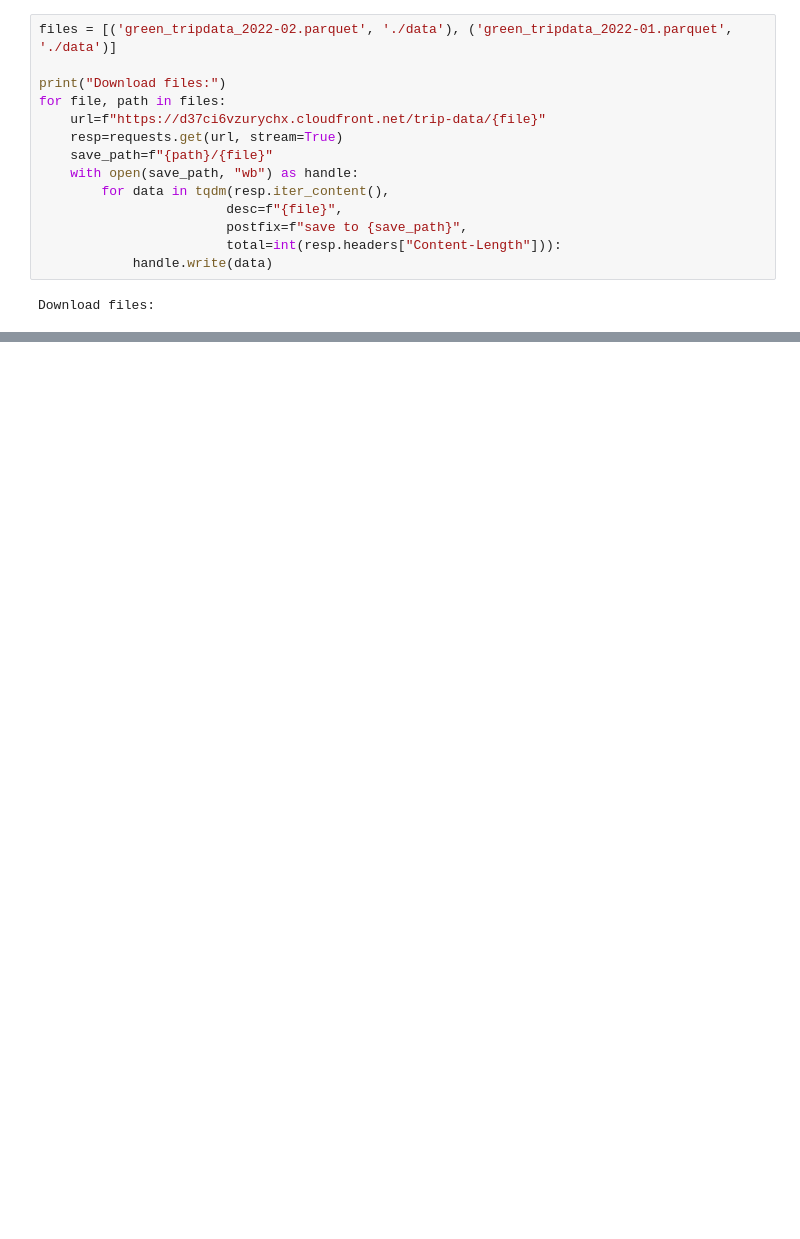
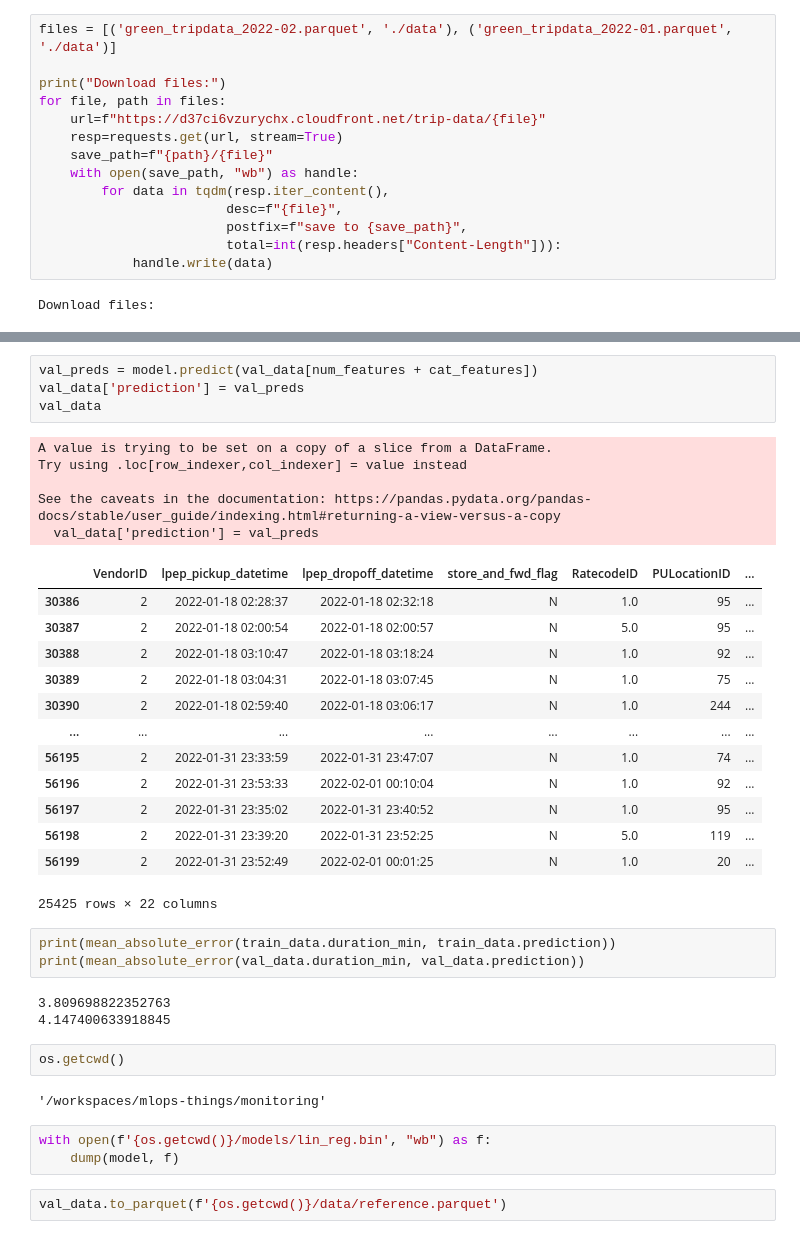
Before and after one commit to neiths/mlops-things, a Jupyter notebook: monitoring/baseline_model_nyx_taxi_data.ipynb, the cells around one changed output, grey strips where cells are left out. Cells and saved outputs as stored; diff of their text form; blank space fills up the shorter version.

```diff
--- a/monitoring/baseline_model_nyx_taxi_data.ipynb
+++ b/monitoring/baseline_model_nyx_taxi_data.ipynb
@@ -29,0 +107,38 @@ Download files:
+# %%
+val_preds = model.predict(val_data[num_features + cat_features])
+val_data['prediction'] = val_preds
+val_data
+# %% [output]
+A value is trying to be set on a copy of a slice from a DataFrame.
+Try using .loc[row_indexer,col_indexer] = value instead
+
+See the caveats in the documentation: https://pandas.pydata.org/pandas-docs/stable/user_guide/indexing.html#returning-a-view-versus-a-copy
+  val_data['prediction'] = val_preds
+|  | VendorID | lpep_pickup_datetime | lpep_dropoff_datetime | store_and_fwd_flag | RatecodeID | PULocationID | ... |
+| 30386 | 2 | 2022-01-18 02:28:37 | 2022-01-18 02:32:18 | N | 1.0 | 95 | ... |
+| 30387 | 2 | 2022-01-18 02:00:54 | 2022-01-18 02:00:57 | N | 5.0 | 95 | ... |
+| 30388 | 2 | 2022-01-18 03:10:47 | 2022-01-18 03:18:24 | N | 1.0 | 92 | ... |
+| 30389 | 2 | 2022-01-18 03:04:31 | 2022-01-18 03:07:45 | N | 1.0 | 75 | ... |
+| 30390 | 2 | 2022-01-18 02:59:40 | 2022-01-18 03:06:17 | N | 1.0 | 244 | ... |
+| ... | ... | ... | ... | ... | ... | ... | ... |
+| 56195 | 2 | 2022-01-31 23:33:59 | 2022-01-31 23:47:07 | N | 1.0 | 74 | ... |
+| 56196 | 2 | 2022-01-31 23:53:33 | 2022-02-01 00:10:04 | N | 1.0 | 92 | ... |
+| 56197 | 2 | 2022-01-31 23:35:02 | 2022-01-31 23:40:52 | N | 1.0 | 95 | ... |
+| 56198 | 2 | 2022-01-31 23:39:20 | 2022-01-31 23:52:25 | N | 5.0 | 119 | ... |
+| 56199 | 2 | 2022-01-31 23:52:49 | 2022-02-01 00:01:25 | N | 1.0 | 20 | ... |
+25425 rows × 22 columns
+# %%
+print(mean_absolute_error(train_data.duration_min, train_data.prediction))
+print(mean_absolute_error(val_data.duration_min, val_data.prediction))
+# %% [output]
+3.809698822352763
+4.147400633918845
+# %%
+os.getcwd()
+# %% [output]
+'/workspaces/mlops-things/monitoring'
+# %%
+with open(f'{os.getcwd()}/models/lin_reg.bin', "wb") as f:
+    dump(model, f)
+# %%
+val_data.to_parquet(f'{os.getcwd()}/data/reference.parquet')
```
Also changed, not shown: parts of 12 cells of this notebook.
